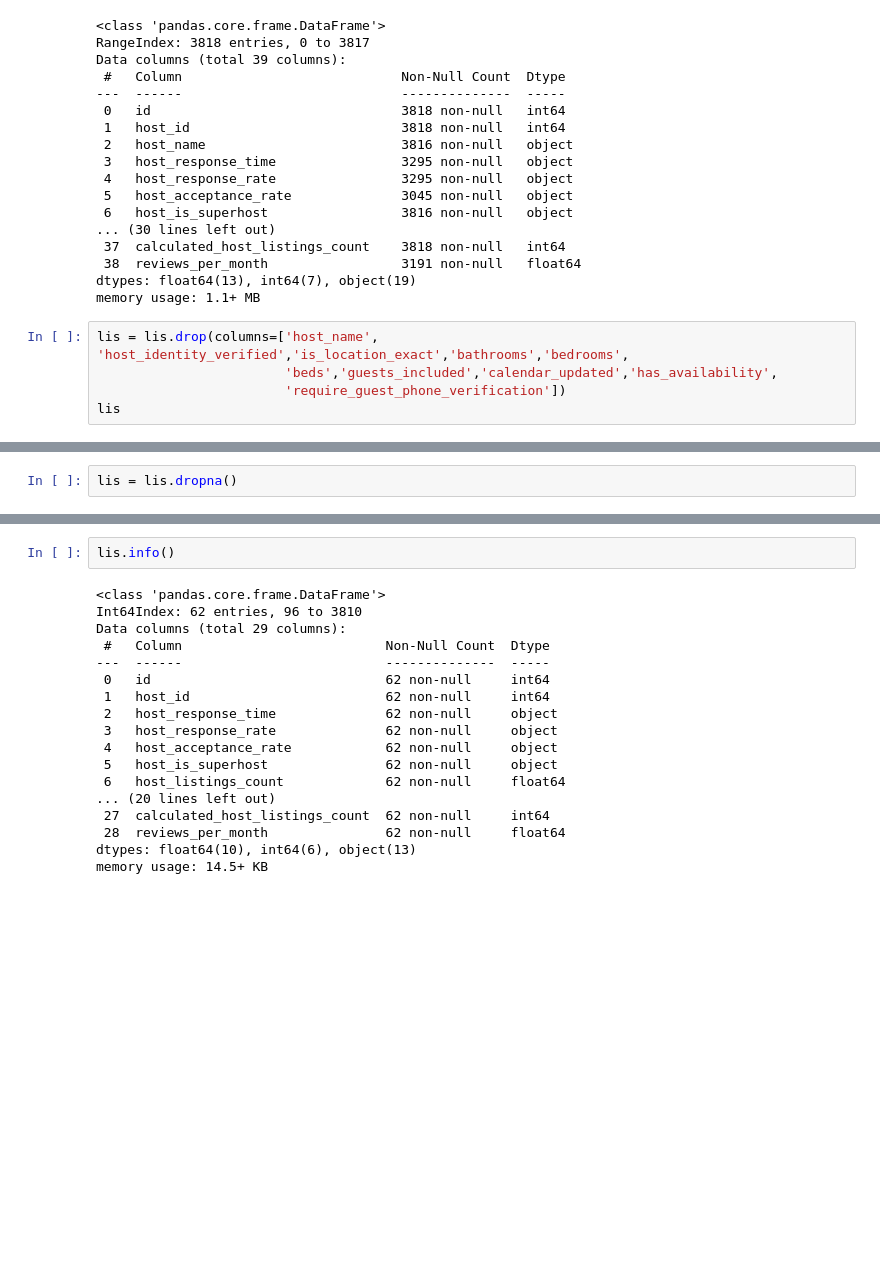
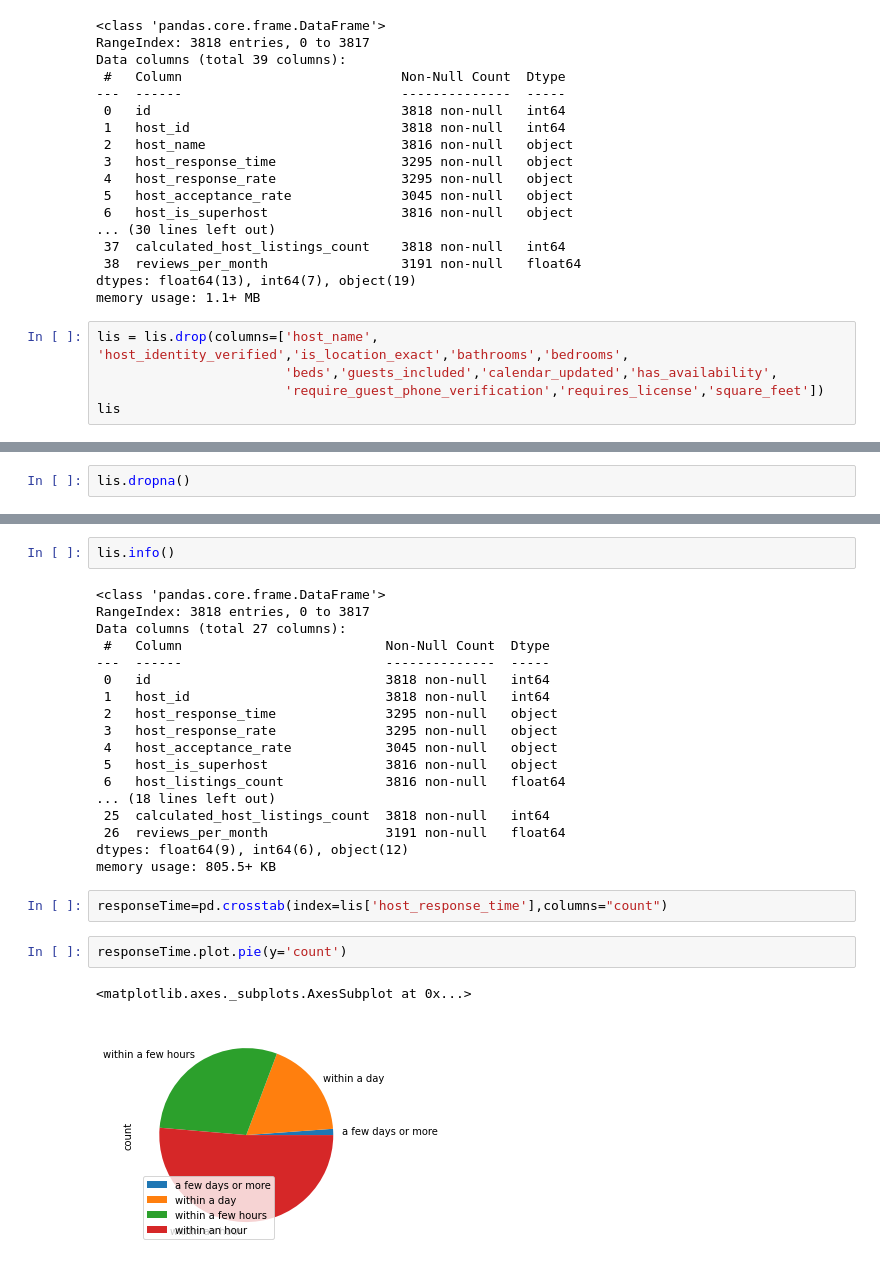
Before and after one commit to emilymoreland-mst/IST5520_G3, a Jupyter notebook: IST 5520 M1 Revised.ipynb, the cells around one changed output, grey strips where cells are left out. Drawn from its saved outputs; the diff is of its cells as text; blank space fills up the shorter version.

```diff
--- a/IST 5520 M1 Revised.ipynb
+++ b/IST 5520 M1 Revised.ipynb
@@ -570,7 +570,7 @@ memory usage: 1.1+ MB
 # %%
 lis = lis.drop(columns=['host_name', 'host_identity_verified','is_location_exact','bathrooms','bedrooms',
                         'beds','guests_included','calendar_updated','has_availability',
-                        'require_guest_phone_verification'])
+                        'require_guest_phone_verification','requires_license','square_feet'])
 lis
 # %% [output]
 |  | id | host_id | host_response_time | host_response_rate | host_acceptance_rate | host_is_superhost | ... |
@@ -589,2 +589,2 @@ lis
 # %%
-lis = lis.dropna()
+lis.dropna()
@@ -592,19 +606,26 @@ lis = lis.dropna()
 lis.info()
 # %% [output]
 <class 'pandas.core.frame.DataFrame'>
-Int64Index: 62 entries, 96 to 3810
-Data columns (total 29 columns):
+RangeIndex: 3818 entries, 0 to 3817
+Data columns (total 27 columns):
  #   Column                          Non-Null Count  Dtype
 ---  ------                          --------------  -----
- 0   id                              62 non-null     int64
- 1   host_id                         62 non-null     int64
- 2   host_response_time              62 non-null     object
- 3   host_response_rate              62 non-null     object
- 4   host_acceptance_rate            62 non-null     object
- 5   host_is_superhost               62 non-null     object
- 6   host_listings_count             62 non-null     float64
-... (20 lines left out)
- 27  calculated_host_listings_count  62 non-null     int64
- 28  reviews_per_month               62 non-null     float64
-dtypes: float64(10), int64(6), object(13)
-memory usage: 14.5+ KB
+ 0   id                              3818 non-null   int64
+ 1   host_id                         3818 non-null   int64
+ 2   host_response_time              3295 non-null   object
+ 3   host_response_rate              3295 non-null   object
+ 4   host_acceptance_rate            3045 non-null   object
+ 5   host_is_superhost               3816 non-null   object
+ 6   host_listings_count             3816 non-null   float64
+... (18 lines left out)
+ 25  calculated_host_listings_count  3818 non-null   int64
+ 26  reviews_per_month               3191 non-null   float64
+dtypes: float64(9), int64(6), object(12)
+memory usage: 805.5+ KB
+# %%
+responseTime=pd.crosstab(index=lis['host_response_time'],columns="count")
+# %%
+responseTime.plot.pie(y='count')
+# %% [output]
+<matplotlib.axes._subplots.AxesSubplot at 0x...>
+[figure, added]
```
Also changed, not shown: parts of 5 cells of this notebook.
